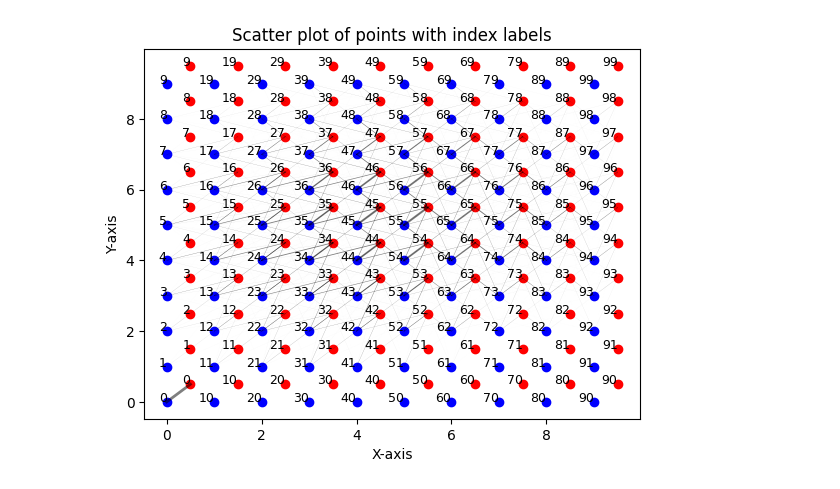
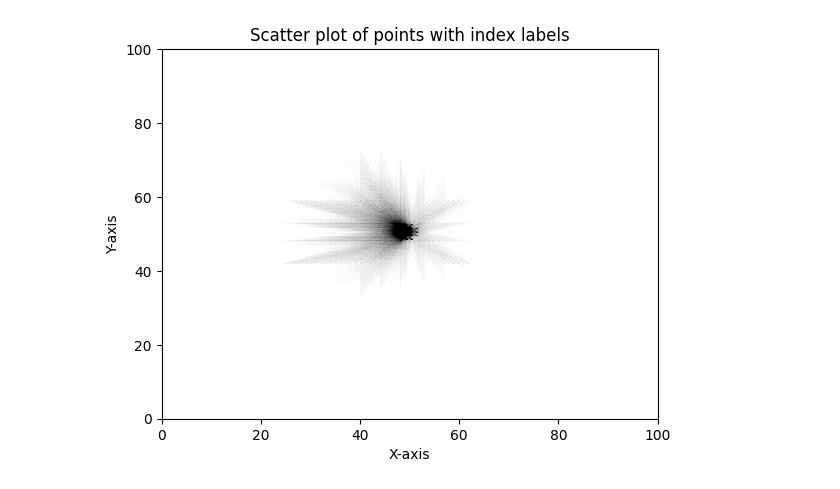
Before and after one commit to andrewbrodriguez/OT_Testing, a Jupyter notebook: with_real_data.ipynb, the cells around one changed output. Cells and saved outputs as stored; diff of their text form; code cells hidden in the pictures.

```diff
--- a/with_real_data.ipynb
+++ b/with_real_data.ipynb
@@ -6,7 +6,7 @@ import ot  # ot
 import pandas as pd
 # %%
 df = pd.read_csv("/Users/andrewrodriguez/Desktop/Files/OT_Testing/sample_data.csv")
-df["x"] = ((df["x"] * 5 + 1) * 5)
-df["y"] = ((df["y"] * 5 + 1) * 5)
+df["x"] = ((df["x"] + 1) * 50)
+df["y"] = ((df["y"] + 1) * 50)
 df = df[["x", "y", "t_ind"]]
 # %%
@@ -26,7 +26,7 @@ for time in df["t_ind"].unique():
     coords = this_time[['x', 'y']].values
     time_set.append(coords)
 # %%
-map_dim = 10
+map_dim = 100
 time_maps = []
 
 for set in time_set:
@@ -41,7 +41,7 @@ for set in time_set:
     for idx in range(n_cells):
         density_map[cell_coords[idx, 1], cell_coords[idx, 0]] += prop[idx]
 
-    sigma_pix = 2
+    sigma_pix = 1
     density_map = skimage.filters.gaussian(density_map, sigma=sigma_pix, truncate=1)
 
     time_maps.append(density_map)
@@ -144,0 +169,14 @@ plt.show()
+# %%
+chains = []
+gens_back = len(sk)-1
+parent_matrix = np.array(sk[len(sk)-1])
+print("Chaining")
+for i in range (gens_back):
+    print(f"Running {i+1} gens back")
+    chains.append(parent_matrix)
+    child_matrix = np.array(sk[len(sk)-(i+2)])
+    # New parent matrix becomes the result of the mat mul
+    parent_matrix = np.matmul(parent_matrix, child_matrix)
+# For more reading on why this math works, look up Markov chains
+chains.append(parent_matrix)
+final = parent_matrix
@@ -145,30 +194,21 @@ plt.show()
 # %%
-# Create a scatter plot
-# Scatter plot for original points (blue)
-for i, point in enumerate(points):
-    plt.scatter(point[0], point[1], color='blue')
-    plt.text(point[0], point[1], str(i), fontsize=9, ha='right')
-
 # Scatter plot for shifted points (red)
 shifted_points = [(point[0] + 0.5, point[1] + 0.5) for point in points]
-for i, point in enumerate(shifted_points):
-    plt.scatter(point[0], point[1], color='red')
-    plt.text(point[0], point[1], str(i), fontsize=9, ha='right')
-
-
 
 # Draw lines representing OT transport
 for i in range(len(points)):
     for j in range(len(shifted_points)):
-        if ot_sink_algo[i, j] > 0:
-            plt.plot([points[i][0], shifted_points[j][0]], [points[i][1], shifted_points[j][1]], 'k-', alpha=0.5, lw = 2 * ot_sink_algo[i, j])
+        if final[i, j] > 0:
+            plt.plot([points[i][0], shifted_points[j][0]], [points[i][1], shifted_points[j][1]], 'k-', alpha=0.5, lw = 5*final[i, j])
 
 
 # Add labels and title
+plt.xlim(0,100)
+plt.ylim(0,100)
 plt.xlabel('X-axis')
 plt.ylabel('Y-axis')
 plt.title('Scatter plot of points with index labels')
 
 plt.show()
 # %% [output]
-[figure, old version]
+[figure, new version]
```
Also changed, not shown: parts of 6 cells of this notebook.
